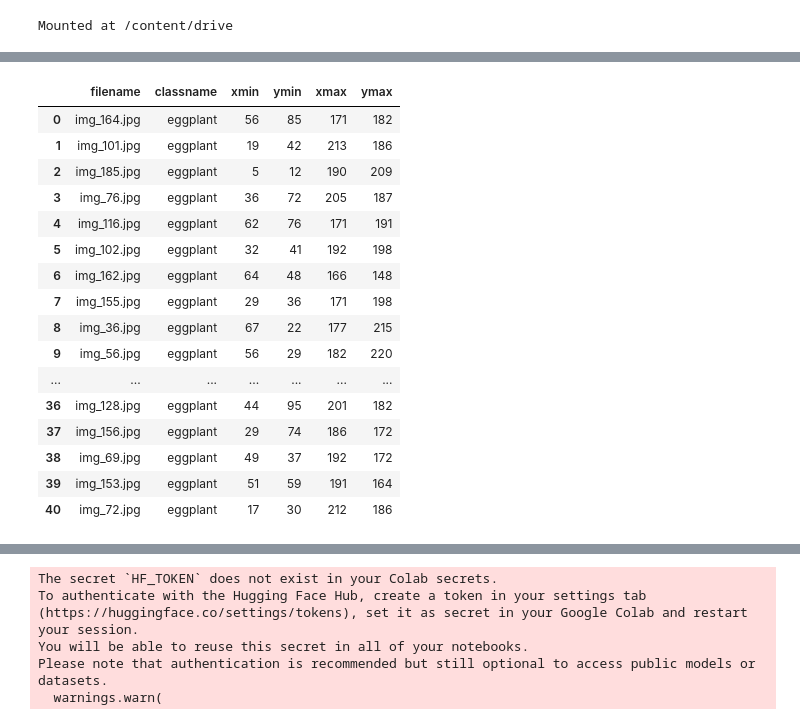
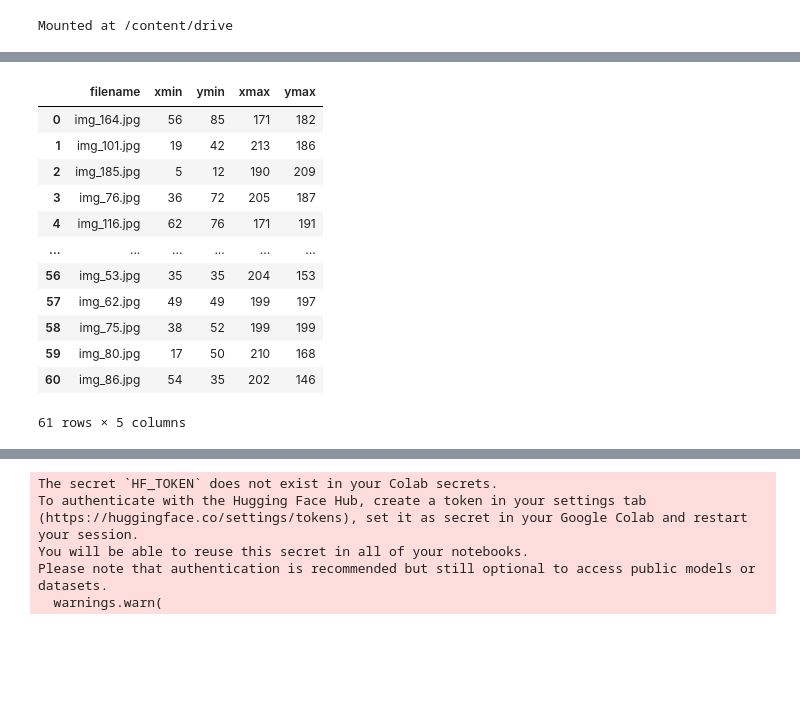
Before and after one commit to chris45242/Machine-Learning-Projects, a Jupyter notebook: Eggplant_Object_Localization_Model.ipynb, the cells around one changed output, grey strips where cells are left out. Drawn from its saved outputs; the diff is of its cells as text; code cells hidden in the pictures; blank space fills up the shorter version.

```diff
--- a/Eggplant_Object_Localization_Model.ipynb
+++ b/Eggplant_Object_Localization_Model.ipynb
@@ -57,38 +55,37 @@ import utils
 # %%
 CSV_FILE_TRAIN = "./drive/MyDrive/Colab_Notebooks/analytics-fundamentals-ii-2022-2-convnets/train.csv"
 CSV_FILE_TEST = "./drive/MyDrive/Colab_Notebooks/analytics-fundamentals-ii-2022-2-convnets/test.csv"
 IMAGE_DIR = "./drive/MyDrive/Colab_Notebooks/analytics-fundamentals-ii-2022-2-convnets/images"
-EGGPLANT_CSV_FILE_TRAIN = "./drive/MyDrive/Colab_Notebooks/analytics-fundamentals-ii-2022-2-convnets/train(EGGPLANT_ONLY).csv"
-EGGPLANT_CSV_FILE_TEST = "./drive/MyDrive/Colab_Notebooks/analytics-fundamentals-ii-2022-2-convnets/test(EGGPLANT_ONLY).csv"
+#EGGPLANT_CSV_FILE_TRAIN = "./drive/MyDrive/Colab_Notebooks/analytics-fundamentals-ii-2022-2-convnets/train(EGGPLANT_ONLY).csv"
+#EGGPLANT_CSV_FILE_TEST = "./drive/MyDrive/Colab_Notebooks/analytics-fundamentals-ii-2022-2-convnets/test(EGGPLANT_ONLY_WITH_COORDINATES).csv"
+EGGPLANT_CSV_FILE_TRAIN = "./drive/MyDrive/Colab_Notebooks/analytics-fundamentals-ii-2022-2-convnets/Eggplant_Dataset.csv"
 
 BATCH_SIZE = 3
 IMAGE_SIZE = 180
 LEARNING_RATE = 0.01
 EPOCHS = 40
 MODEL_NAME = "resnet50"
 
 NUMBER_OF_COORDINATES = 4
+THRESHOLD = 0.5
 dfTrain = pd.read_csv(EGGPLANT_CSV_FILE_TRAIN)
-dfTest = pd.read_csv(EGGPLANT_CSV_FILE_TEST)
+#dfTest = pd.read_csv(EGGPLANT_CSV_FILE_TEST)
 dfTrain
+#dfTest
 # %% [output]
-|  | filename | classname | xmin | ymin | xmax | ymax |
-| 0 | img_164.jpg | eggplant | 56 | 85 | 171 | 182 |
-| 1 | img_101.jpg | eggplant | 19 | 42 | 213 | 186 |
-| 2 | img_185.jpg | eggplant | 5 | 12 | 190 | 209 |
-| 3 | img_76.jpg | eggplant | 36 | 72 | 205 | 187 |
-| 4 | img_116.jpg | eggplant | 62 | 76 | 171 | 191 |
-| 5 | img_102.jpg | eggplant | 32 | 41 | 192 | 198 |
-| 6 | img_162.jpg | eggplant | 64 | 48 | 166 | 148 |
-| 7 | img_155.jpg | eggplant | 29 | 36 | 171 | 198 |
-| 8 | img_36.jpg | eggplant | 67 | 22 | 177 | 215 |
-| 9 | img_56.jpg | eggplant | 56 | 29 | 182 | 220 |
-| ... | ... | ... | ... | ... | ... | ... |
-| 36 | img_128.jpg | eggplant | 44 | 95 | 201 | 182 |
-| 37 | img_156.jpg | eggplant | 29 | 74 | 186 | 172 |
-| 38 | img_69.jpg | eggplant | 49 | 37 | 192 | 172 |
-| 39 | img_153.jpg | eggplant | 51 | 59 | 191 | 164 |
-| 40 | img_72.jpg | eggplant | 17 | 30 | 212 | 186 |
+|  | filename | xmin | ymin | xmax | ymax |
+| 0 | img_164.jpg | 56 | 85 | 171 | 182 |
+| 1 | img_101.jpg | 19 | 42 | 213 | 186 |
+| 2 | img_185.jpg | 5 | 12 | 190 | 209 |
+| 3 | img_76.jpg | 36 | 72 | 205 | 187 |
+| 4 | img_116.jpg | 62 | 76 | 171 | 191 |
+| ... | ... | ... | ... | ... | ... |
+| 56 | img_53.jpg | 35 | 35 | 204 | 153 |
+| 57 | img_62.jpg | 49 | 49 | 199 | 197 |
+| 58 | img_75.jpg | 38 | 52 | 199 | 199 |
+| 59 | img_80.jpg | 17 | 50 | 210 | 168 |
+| 60 | img_86.jpg | 54 | 35 | 202 | 146 |
+61 rows × 5 columns
 # %%
 row = dfTrain.iloc[17] #get row 17 from the train dataset
 img = cv2.imread(IMAGE_DIR + "/" + row.filename)#read the image in row index 17
```
Also changed, not shown: parts of 11 cells of this notebook.
